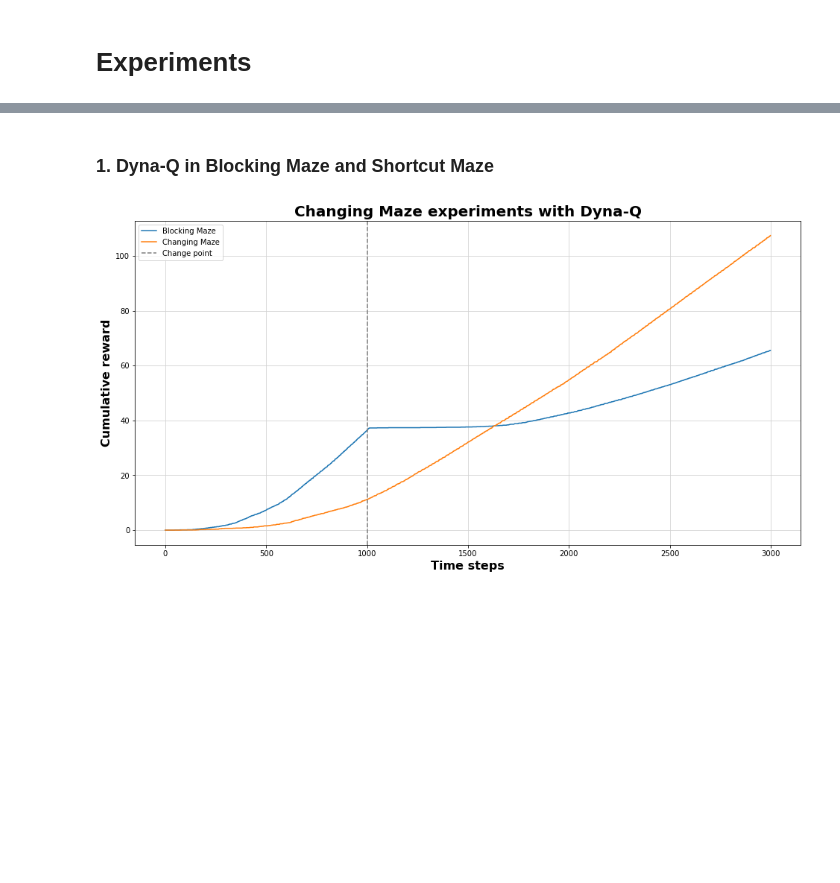
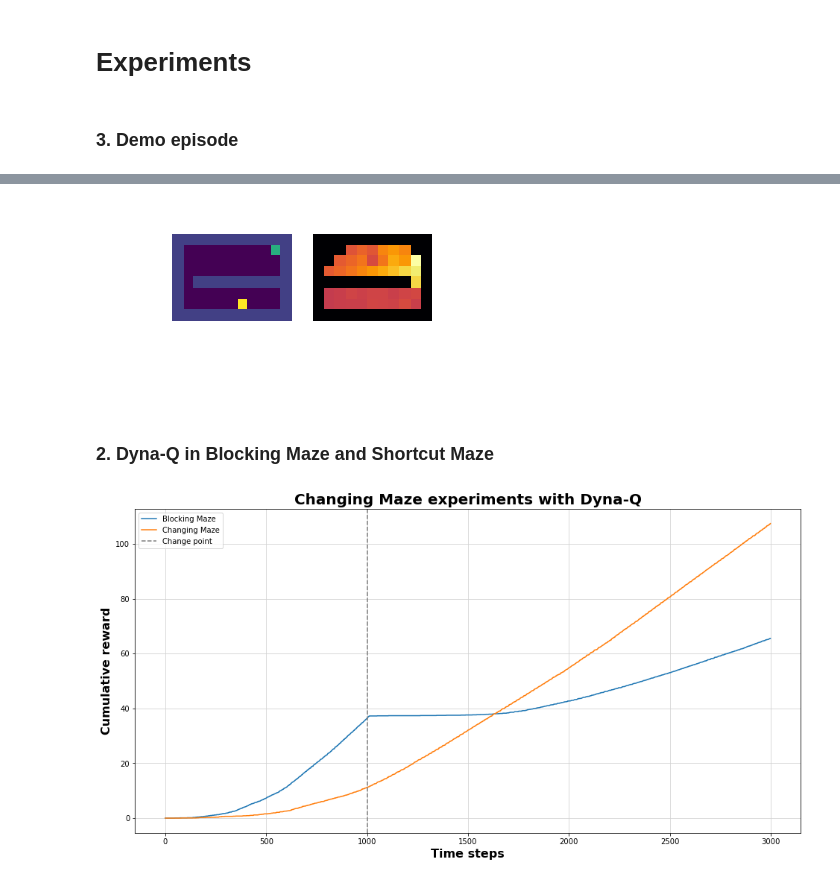
Before and after one commit to julienroy13/COMP767-assignments, a Jupyter notebook: Week3-PlanLearn/DynaQ.ipynb, the cells around one changed output, grey strips where cells are left out. Drawn from its saved outputs; the diff is of its cells as text; code cells hidden in the pictures; blank space fills up the shorter version.

Commit message:
Embedded animation done! (still seems that maze changes more than once though)

```diff
--- a/Week3-PlanLearn/DynaQ.ipynb
+++ b/Week3-PlanLearn/DynaQ.ipynb
@@ -336,3 +384,5 @@ def changing_maze_experiment(maze_arts, params):
     return rewards
 # %% [markdown]
 # Experiments
+# %% [markdown]
+### 3. Demo episode
@@ -338,0 +397,17 @@ def changing_maze_experiment(maze_arts, params):
+# %%
+all_images = sorted(os.listdir("imgs"))
+all_images_list = []
+
+fig = plt.figure()
+
+for image in all_images[:300]:
+
+    im = plt.imread(os.path.join("imgs", image))
+    anim_im = plt.imshow(im, animated=True)
+    plt.axis('off')
+    all_images_list.append([anim_im])
+
+ani = animation.ArtistAnimation(fig, all_images_list, interval=50, blit=True, repeat_delay=1000)
+
+HTML(ani.to_html5_video())
+# %% [output]
@@ -339,4 +415,5 @@ def changing_maze_experiment(maze_arts, params):
+[figure, added]
 # %% [markdown]
-### 1. Dyna-Q in Blocking Maze and Shortcut Maze
+### 2. Dyna-Q in Blocking Maze and Shortcut Maze
 # %%
 # parameters for experiments
```
Also changed, not shown: parts of 11 cells of this notebook.
